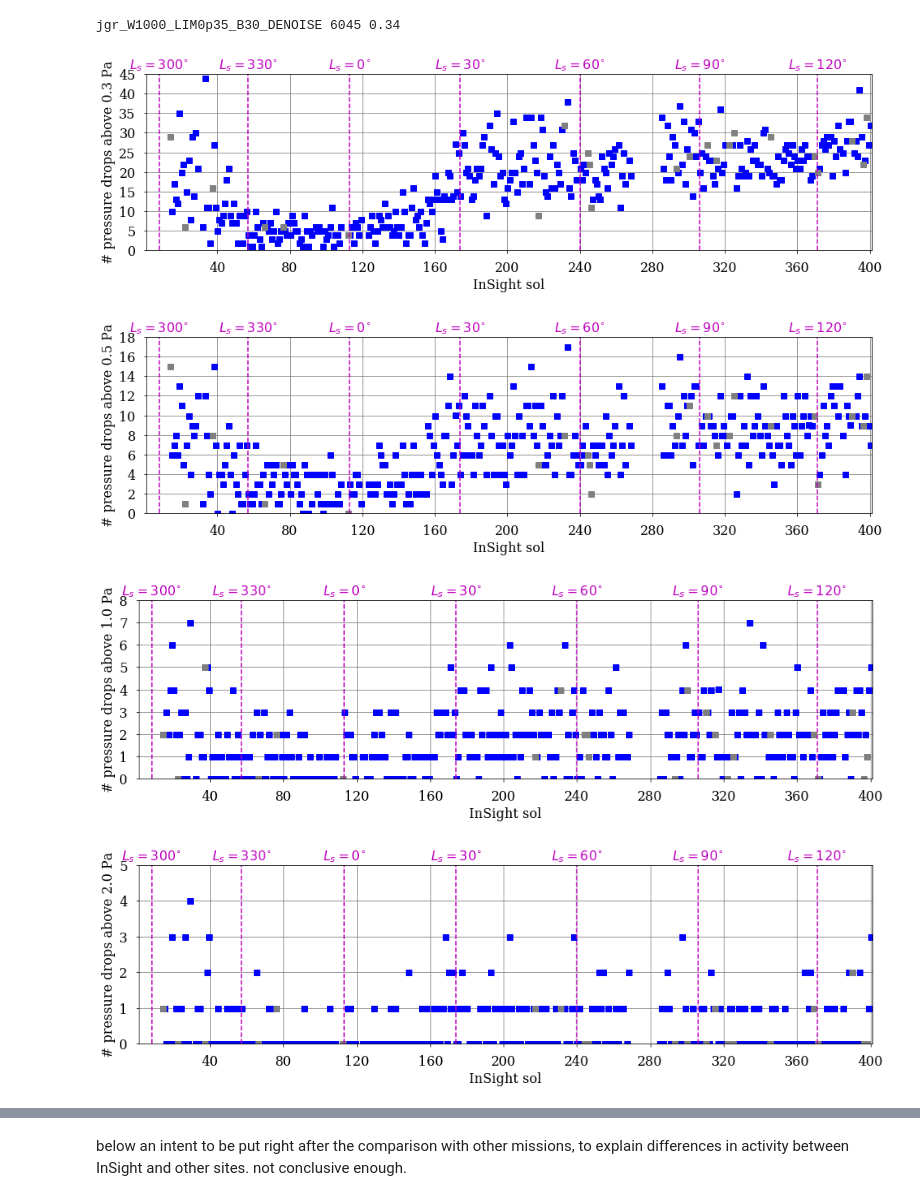
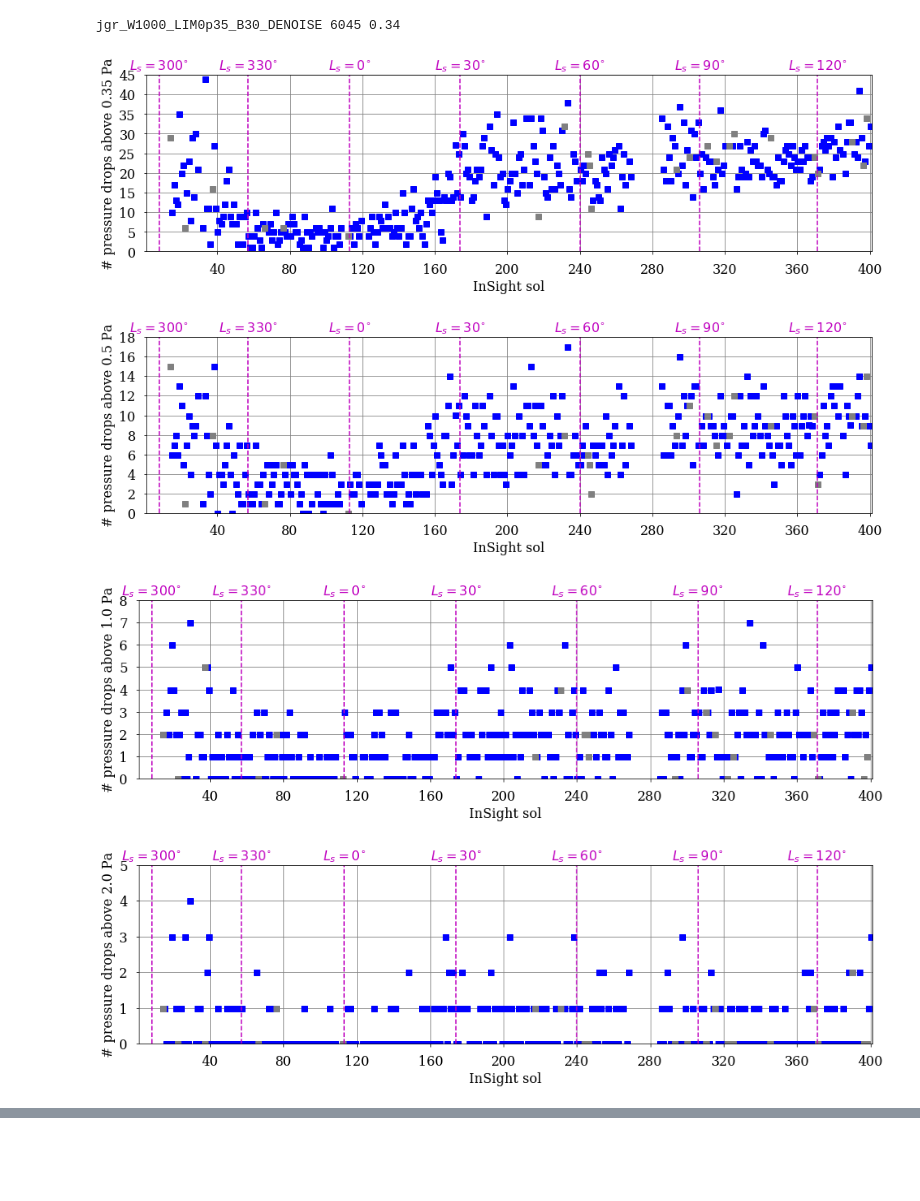
Before and after one commit to aymeric-spiga/insight-PBL-JGRplanets, a Jupyter notebook: WORKFLOW_drops/dd_stats.ipynb, the cells around one changed output, grey strips where cells are left out. Saved outputs shown, nothing was run; the diff lists cells and outputs as text; code cells hidden in the pictures; blank space fills up the shorter version.

```diff
--- a/WORKFLOW_drops/dd_stats.ipynb
+++ b/WORKFLOW_drops/dd_stats.ipynb
@@ -15,12 +15,12 @@ import matplotlib.pyplot as mpl
 ##data = apss_lib.getsol(345,var="PRE") ; print np.max(data["PRESSURE_FREQUENCY"])
 # %%
 seasontab = [""] ## for all
-ddlim = 0.3
-####
+ddlim = 0.35
+#####
 seasontab = ["jgr_W1000_LIM0p35_B30_DENOISE"]
 solboundtab = [(1,400)]*len(seasontab)
 ddlim = 0.345
-###
+####
 #seasontab = ["sequence1","sequence2","sequence3"] ; solboundtab = [(1,40),(41,160),(161,400)] # would be better with a dictionary with label season
 #seasontab   = ["recent1","recent2","recent3","recent4","recent5","recent6"] ; solboundtab = [(200,250),(250,300),(300,350),(350,400),(400,450),(450,489)]
 # %%
@@ -337,7 +337,7 @@ for iii in range(ns):
         pl.nyticks = np.min([pl.ymax - pl.ymin + 1, 10])
         pl.fmt = '%.0f'
         pl.xlabel = "InSight sol"
-        pl.ylabel = r'# pressure drops ' + sss.replace("p",".").replace("_"," ") + " Pa" #per hour'
+        pl.ylabel = r'# pressure drops ' + sss.replace("0p3","0p35").replace("p",".").replace("_"," ") + " Pa" #per hour'
         pl.linestyle = ""
         pl.marker = "s"
         #pl.title = "pressure drops " + sss.replace("p",".").replace("_"," ") + " Pa"
@@ -364,7 +364,7 @@ for iii in range(ns):
                 pl.x, pl.f = [sol,sol], [pl.ymin,pl.ymax]
                 pl.marker, pl.linestyle = "", "--"
                 pl.color = 'm'
-                pl.ax.text(sol,pl.ymax*1.05,r'$L_s=%i^{\circ}$'%(ls),\
+                pl.ax.text(sol,pl.ymax*1.05,r'$L_s = %i^{\circ}$'%(ls),\
                     color = pl.color,horizontalalignment='center',verticalalignment='center',\
                     fontsize=16)
                 #pl.ax = apss_lib.add_stripes(pl.ax)
@@ -376,34 +376,34 @@ for iii in range(ns):
     savmax = pl.xmax
     savtic = pl.nxticks
 
     fifi = "/home/aspiga/data/InSight/nsyt_tau_report.txt"
     fifi = "https://gemelli.colorado.edu/~lemmon/nsyt_tau_report.txt"
     data = np.genfromtxt(fifi,dtype=None,names=True,skip_footer=1)
     #print data["TAU"]
     ppplot.changefont(16)
     ny = ny*0.75
     fig = ppplot.figuref(x=nx,y=ny)
     pl = ppplot.plot1d(fig=fig)
     pl.f = data["TAU"]
     pl.x = data["SolLMST24"]
     pl.linestyle = ''
     pl.marker = '.'
     pl.xmin = savmin
     pl.xmax = savmax
     pl.nxticks = savtic
     pl.ymin, pl.ymax, pl.nyticks = 0.4,2.0,8
     #pl.ylabel = r'Pressure (Pa) minus $P_{min}=%i$ Pa' % (np.min(pp))
     pl.title = r'InSight visible opacity (tau)'
     pl.xlabel = 'InSight sol'
     pl.fmt = "%.2f"
     pl.color = "r"
     pl.marker = "s"
     pl.linestyle = ""
     pl.make()
 
     ppplot.save(filename="tau",mode="pdf",folder="./output"+season+"/")
 # %% [output]
-[figure, old version]
+[figure, new version]
 [figure]
 [figure]
 [figure]
@@ -469,5 +469,3 @@ if seasontab == [""]:
     outy,outx = apss_lib.multisol(pds=True,solini=int(savmin),solsol=int(savmax-savmin+1),code="HWS",ttinter=[[9,16]],\
                         compute="max",filename="./output/max_wind_speed",ymin=5,ymax=30,\
                         addls=True,fmt="%.0f",tcinter=["red"],marker=".")
-# %% [markdown]
-below an intent to be put right after the comparison with other missions, to explain differences in activity between InSight and other sites. not conclusive enough.
```
Also changed, not shown: parts of 2 cells of this notebook.
